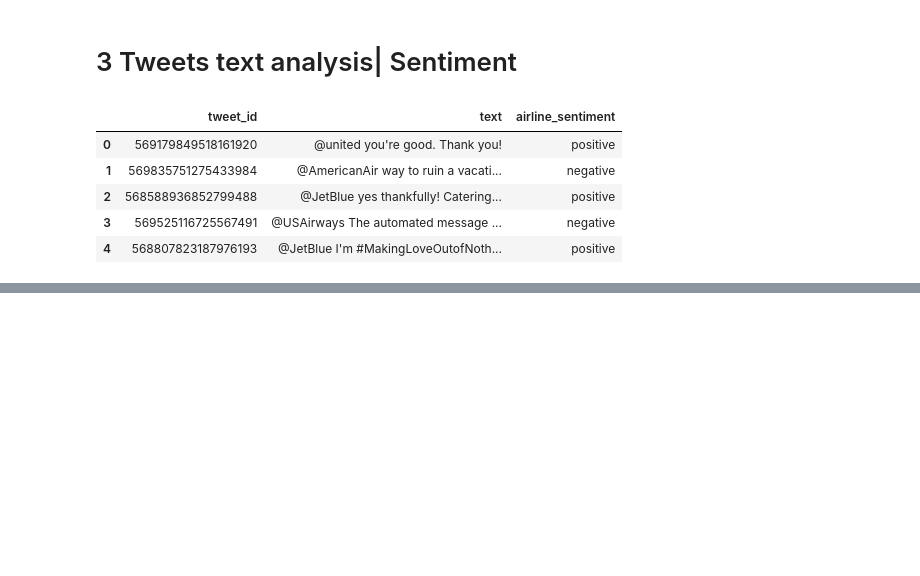
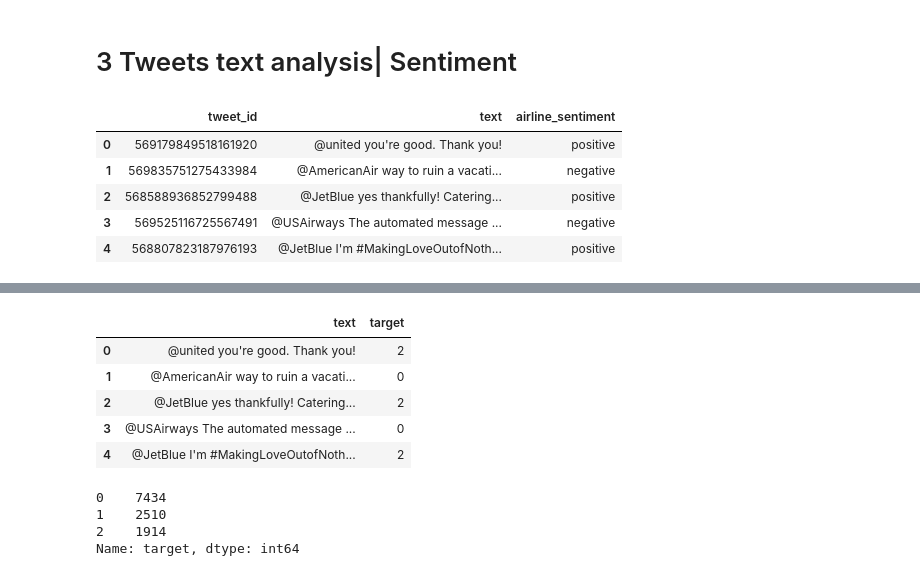
Before and after one commit to AshwinUniyal/ML_Project, a Jupyter notebook: ML_Coursework.ipynb, the cells around one changed output, grey strips where cells are left out. Cells and saved outputs as stored; diff of their text form; code cells hidden in the pictures; blank space fills up the shorter version.

```diff
--- a/ML_Coursework.ipynb
+++ b/ML_Coursework.ipynb
@@ -731,0 +786,16 @@ df_train.head()
+# %%
+data.head()
+# %% [output]
+|  | text | target |
+| 0 | @united you're good. Thank you! | 2 |
+| 1 | @AmericanAir way to ruin a vacati... | 0 |
+| 2 | @JetBlue yes thankfully! Catering... | 2 |
+| 3 | @USAirways The automated message ... | 0 |
+| 4 | @JetBlue I'm #MakingLoveOutofNoth... | 2 |
+# %%
+data['target'].value_counts()
+# %% [output]
+0    7434
+1    2510
+2    1914
+Name: target, dtype: int64
```
Also changed, not shown: parts of 8 cells of this notebook.
